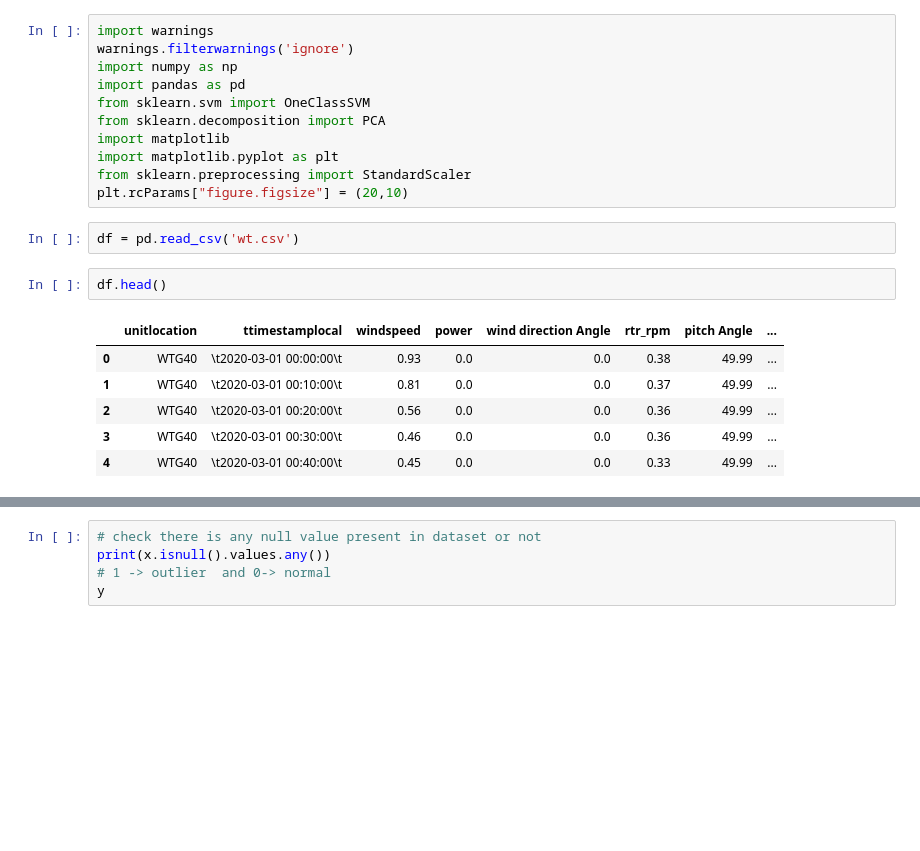
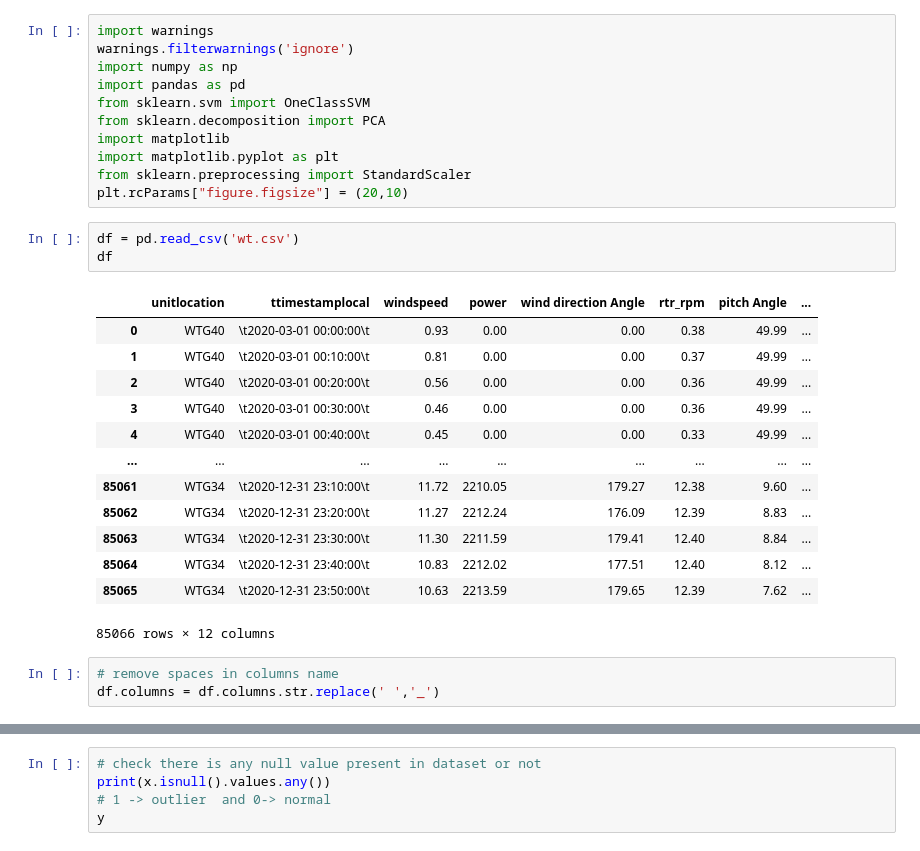
Before and after one commit to TejasPosupo/Data_Science, a Jupyter notebook: wind turbine fault detection/FaultDetection_wind.ipynb, the cells around one changed output, grey strips where cells are left out. Drawn from its saved outputs; the diff is of its cells as text; blank space fills up the shorter version.

```diff
--- a/wind turbine fault detection/FaultDetection_wind.ipynb
+++ b/wind turbine fault detection/FaultDetection_wind.ipynb
@@ -9,14 +9,23 @@ import matplotlib
 import matplotlib.pyplot as plt
 from sklearn.preprocessing import StandardScaler
 plt.rcParams["figure.figsize"] = (20,10)
-# %%
-df = pd.read_csv('wt.csv')
-# %%
-df.head()
-# %% [output]
-|  | unitlocation | ttimestamplocal | windspeed | power | wind direction Angle | rtr_rpm | pitch Angle | ... |
-| 0 | WTG40 | \t2020-03-01 00:00:00\t | 0.93 | 0.0 | 0.0 | 0.38 | 49.99 | ... |
-| 1 | WTG40 | \t2020-03-01 00:10:00\t | 0.81 | 0.0 | 0.0 | 0.37 | 49.99 | ... |
-| 2 | WTG40 | \t2020-03-01 00:20:00\t | 0.56 | 0.0 | 0.0 | 0.36 | 49.99 | ... |
-| 3 | WTG40 | \t2020-03-01 00:30:00\t | 0.46 | 0.0 | 0.0 | 0.36 | 49.99 | ... |
-| 4 | WTG40 | \t2020-03-01 00:40:00\t | 0.45 | 0.0 | 0.0 | 0.33 | 49.99 | ... |
+# %%
+df = pd.read_csv('wt.csv')
+df
+# %% [output]
+|  | unitlocation | ttimestamplocal | windspeed | power | wind direction Angle | rtr_rpm | pitch Angle | ... |
+| 0 | WTG40 | \t2020-03-01 00:00:00\t | 0.93 | 0.00 | 0.00 | 0.38 | 49.99 | ... |
+| 1 | WTG40 | \t2020-03-01 00:10:00\t | 0.81 | 0.00 | 0.00 | 0.37 | 49.99 | ... |
+| 2 | WTG40 | \t2020-03-01 00:20:00\t | 0.56 | 0.00 | 0.00 | 0.36 | 49.99 | ... |
+| 3 | WTG40 | \t2020-03-01 00:30:00\t | 0.46 | 0.00 | 0.00 | 0.36 | 49.99 | ... |
+| 4 | WTG40 | \t2020-03-01 00:40:00\t | 0.45 | 0.00 | 0.00 | 0.33 | 49.99 | ... |
+| ... | ... | ... | ... | ... | ... | ... | ... | ... |
+| 85061 | WTG34 | \t2020-12-31 23:10:00\t | 11.72 | 2210.05 | 179.27 | 12.38 | 9.60 | ... |
+| 85062 | WTG34 | \t2020-12-31 23:20:00\t | 11.27 | 2212.24 | 176.09 | 12.39 | 8.83 | ... |
+| 85063 | WTG34 | \t2020-12-31 23:30:00\t | 11.30 | 2211.59 | 179.41 | 12.40 | 8.84 | ... |
+| 85064 | WTG34 | \t2020-12-31 23:40:00\t | 10.83 | 2212.02 | 177.51 | 12.40 | 8.12 | ... |
+| 85065 | WTG34 | \t2020-12-31 23:50:00\t | 10.63 | 2213.59 | 179.65 | 12.39 | 7.62 | ... |
+85066 rows × 12 columns
+# %%
+# remove spaces in columns name
+df.columns = df.columns.str.replace(' ','_')
```
Also changed, not shown: parts of 20 cells of this notebook, 1 other file.
